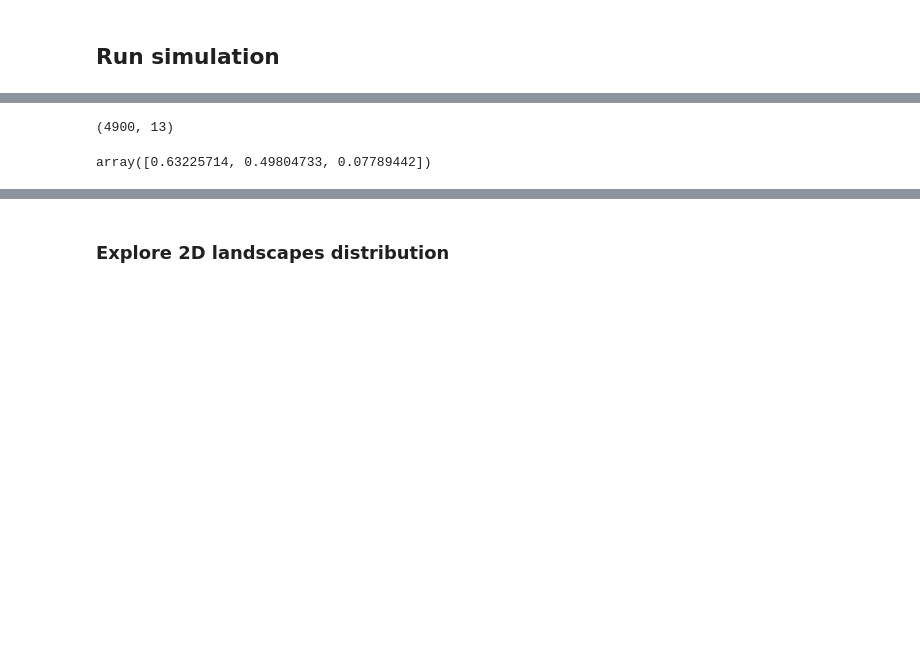
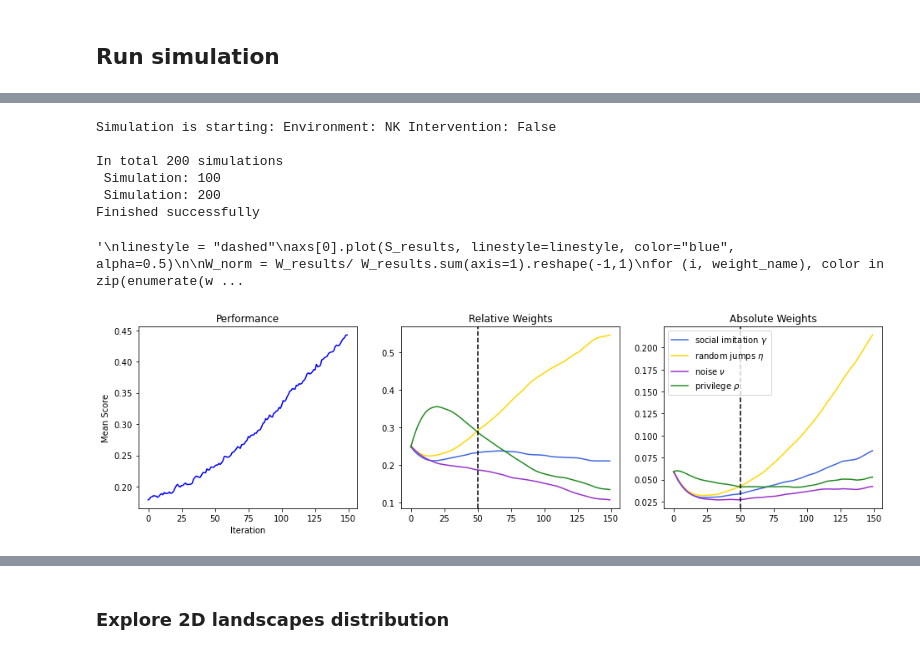
Before and after one commit to sheuschk/DiversitySimulation, a Jupyter notebook: CCN_style_simulation.ipynb, the cells around one changed output, grey strips where cells are left out. Cells and saved outputs as stored; diff of their text form; code cells hidden in the pictures; blank space fills up the shorter version.

```diff
--- a/CCN_style_simulation.ipynb
+++ b/CCN_style_simulation.ipynb
@@ -602,7 +615,0 @@ env_type = "NK" # 2D
-# %%
-# intervention = True
-# W_results_int, S_results_int, all_results_int = run(total_simulations, intervention, env_type)
-
-
-intervention = False
-W_results, S_results, all_results = run(total_simulations, intervention, env_type)
@@ -629,4 +615,0 @@ with open('test.npy', 'rb') as f:
-# %%
-all_results.shape
-# %% [output]
-(4900, 13)
@@ -667,7 +615,0 @@ for (i, weight_name), color in zip(enumerate(weight_cols), colors):
-# %%
-# Max, Mean, Start Value
-print("Max, Mean, Start Value")
-print(all_results[:,8:11].mean(axis=0))
-print(all_results_int[:,8:11].mean(axis=0))
-# %% [output]
-array([0.63225714, 0.49804733, 0.07789442])
@@ -673,0 +645,60 @@ array([0.63225714, 0.49804733, 0.07789442])
+# %%
+# intervention = True
+def get_tau(i, max_i, eta):
+    # return 20 - 20*np.exp(-0.05*iteration)
+    return (i/ max_i) * eta * 10
+    # return ((i+1)/max_i) * eta * 20
+    # return ((-1/(1+i*(eta*0.1)))+1)*20
+    # return 20 - 20*np.exp(-eta*0.1*i)
+
+W_results_int, S_results_int, all_results_int = run(total_simulations, intervention, env_type)
+
+# intervention = False
+# W_results, S_results, all_results = run(total_simulations, intervention, env_type)
+# %% [output]
+Simulation is starting: Environment: NK Intervention: False
+
+In total 200 simulations
+ Simulation: 100
+ Simulation: 200
+Finished successfully
+# %%
+colors = ["royalblue", "gold", "darkorchid", "forestgreen"]
+
+fig, axs = plt.subplots(1,3, figsize=(16,4))
+axs[0].plot(S_results_int, color="blue")
+axs[0].set_xlabel("Iteration")
+axs[0].set_ylabel("Mean Score")
+axs[0].set_title("Performance")
+
+
+W_norm_int = W_results_int/ W_results_int.sum(axis=1).reshape(-1,1)
+for (i, weight_name), color in zip(enumerate(weight_cols), colors):
+    axs[1].plot(W_norm_int[:,i], label=weight_name, color=color)
+axs[1].set_title("Relative Weights")
+axs[1].axvline(x=intervention_start, color="black", linestyle='dashed')
+
+
+axs[2].set_title("Absolute Weights")
+for (i, weight_name), color in zip(enumerate(weight_cols), colors):
+    axs[2].plot(W_results_int[:,i], label=weight_name, color=color)
+axs[2].axvline(x=intervention_start, color="black", linestyle='dashed')
+axs[2].legend()
+
+
+# Add usual weights
+# fig, axs = plt.subplots(1,3, figsize=(16,4))
+"""
+linestyle = "dashed"
+axs[0].plot(S_results, linestyle=linestyle, color="blue", alpha=0.5)
+
+W_norm = W_results/ W_results.sum(axis=1).reshape(-1,1)
+for (i, weight_name), color in zip(enumerate(weight_cols), colors):
+    axs[1].plot(W_norm[:,i], label=weight_name, linestyle=linestyle, color=color, alpha=0.5)
+
+for (i, weight_name), color in zip(enumerate(weight_cols), colors):
+    axs[2].plot(W_results[:,i], label=weight_name, linestyle=linestyle, color=color, alpha=0.5)
+"""
+# %% [output]
+'\nlinestyle = "dashed"\naxs[0].plot(S_results, linestyle=linestyle, color="blue", alpha=0.5)\n\nW_norm = W_results/ W_results.sum(axis=1).reshape(-1,1)\nfor (i, weight_name), color in zip(enumerate(w ...
+[figure, added]
```
Also changed, not shown: parts of 22 cells of this notebook, 1 other file.
